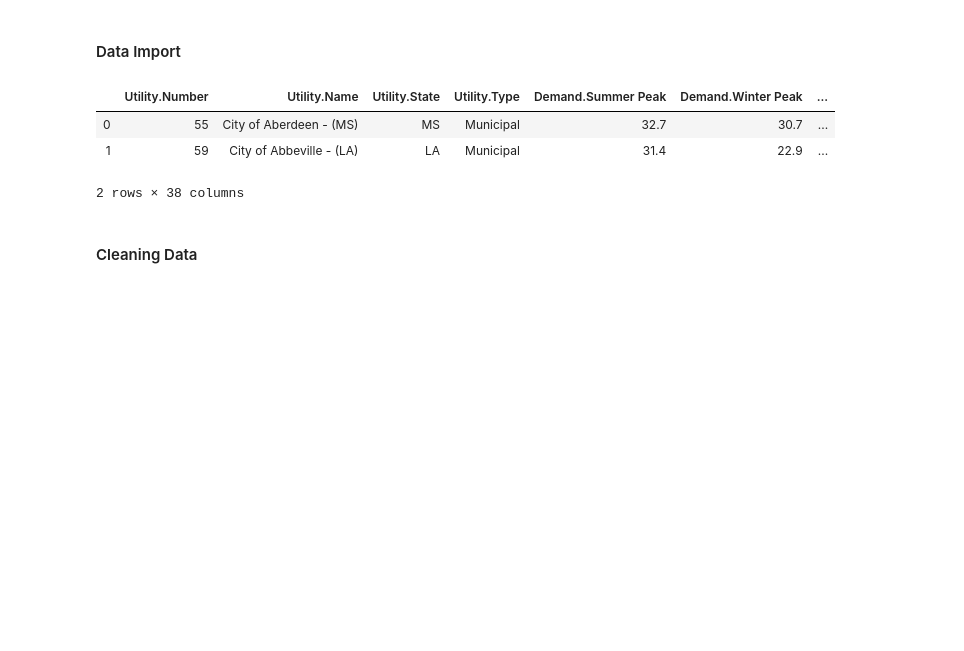
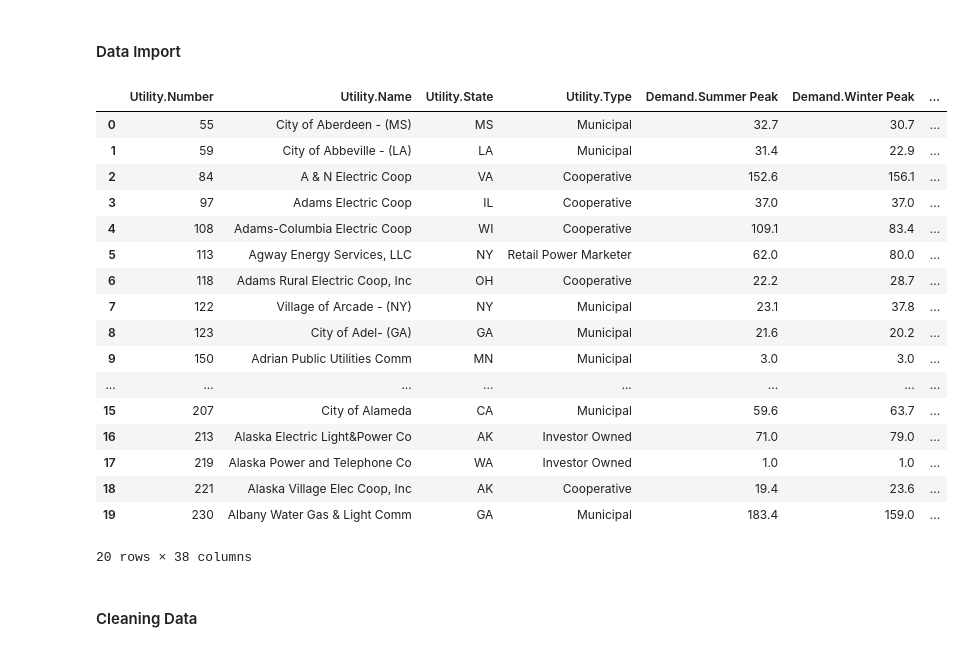
Before and after one commit to zhuy9/DMwP-EnergyUsage, a Jupyter notebook: Project_workspace.ipynb, the cells around one changed output. Cells and saved outputs as stored; diff of their text form; code cells hidden in the pictures; blank space fills up the shorter version.

```diff
--- a/Project_workspace.ipynb
+++ b/Project_workspace.ipynb
@@ -19,12 +19,26 @@ downloadPic = False
 #### Data Import
 # %%
 df = pd.read_csv('electricity.csv')
-df.head(2)
+df.head(20)
 # %% [output]
 |  | Utility.Number | Utility.Name | Utility.State | Utility.Type | Demand.Summer Peak | Demand.Winter Peak | ... |
 | 0 | 55 | City of Aberdeen - (MS) | MS | Municipal | 32.7 | 30.7 | ... |
 | 1 | 59 | City of Abbeville - (LA) | LA | Municipal | 31.4 | 22.9 | ... |
+| 2 | 84 | A & N Electric Coop | VA | Cooperative | 152.6 | 156.1 | ... |
+| 3 | 97 | Adams Electric Coop | IL | Cooperative | 37.0 | 37.0 | ... |
+| 4 | 108 | Adams-Columbia Electric Coop | WI | Cooperative | 109.1 | 83.4 | ... |
+| 5 | 113 | Agway Energy Services, LLC | NY | Retail Power Marketer | 62.0 | 80.0 | ... |
+| 6 | 118 | Adams Rural Electric Coop, Inc | OH | Cooperative | 22.2 | 28.7 | ... |
+| 7 | 122 | Village of Arcade - (NY) | NY | Municipal | 23.1 | 37.8 | ... |
+| 8 | 123 | City of Adel- (GA) | GA | Municipal | 21.6 | 20.2 | ... |
+| 9 | 150 | Adrian Public Utilities Comm | MN | Municipal | 3.0 | 3.0 | ... |
+| ... | ... | ... | ... | ... | ... | ... | ... |
+| 15 | 207 | City of Alameda | CA | Municipal | 59.6 | 63.7 | ... |
+| 16 | 213 | Alaska Electric Light&Power Co | AK | Investor Owned | 71.0 | 79.0 | ... |
+| 17 | 219 | Alaska Power and Telephone Co | WA | Investor Owned | 1.0 | 1.0 | ... |
+| 18 | 221 | Alaska Village Elec Coop, Inc | AK | Cooperative | 19.4 | 23.6 | ... |
+| 19 | 230 | Albany Water Gas & Light Comm | GA | Municipal | 183.4 | 159.0 | ... |
-2 rows × 38 columns
+20 rows × 38 columns
 # %% [markdown]
 #### Cleaning Data
 # %%
```
Also changed, not shown: parts of 19 cells of this notebook.
